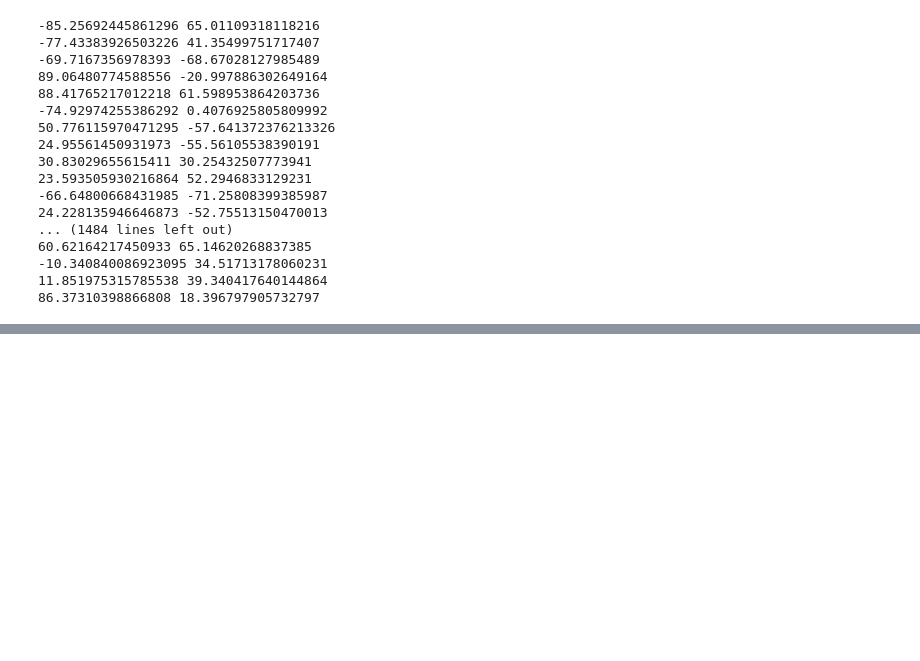
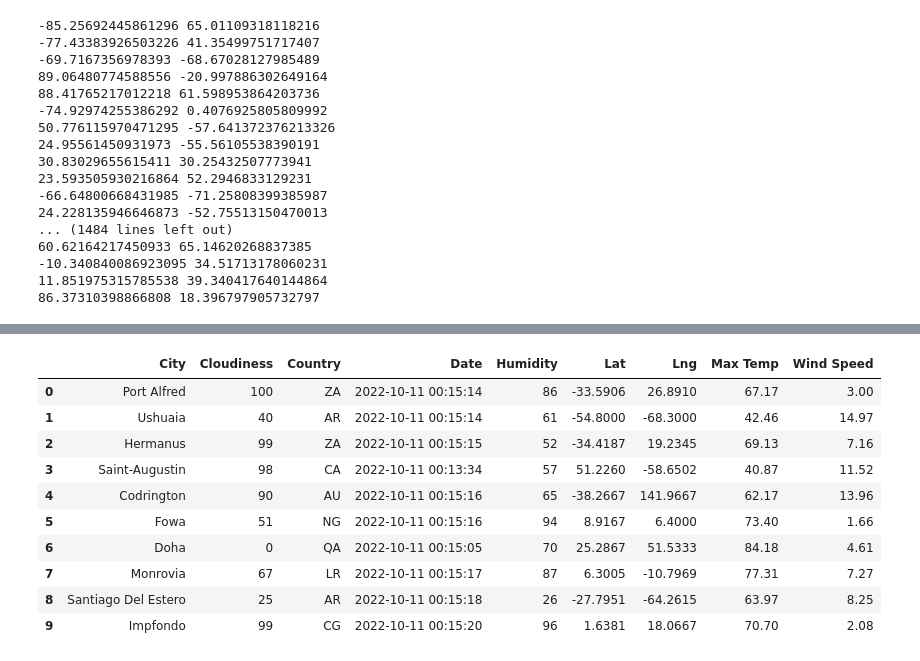
Before and after one commit to ZachOtto704/World_Weather_Analysis, a Jupyter notebook: WeatherPy.ipynb, the cells around one changed output, grey strips where cells are left out. Saved outputs shown, nothing was run; the diff lists cells and outputs as text; code cells hidden in the pictures; blank space fills up the shorter version.

```diff
--- a/WeatherPy.ipynb
+++ b/WeatherPy.ipynb
@@ -51,0 +155,16 @@ for coordinate in coordinates:
+# %%
+#convert array to panda df
+city_data_df = pd.DataFrame(city_data)
+city_data_df.head(10)
+# %% [output]
+|  | City | Cloudiness | Country | Date | Humidity | Lat | Lng | Max Temp | Wind Speed |
+| 0 | Port Alfred | 100 | ZA | 2022-10-11 00:15:14 | 86 | -33.5906 | 26.8910 | 67.17 | 3.00 |
+| 1 | Ushuaia | 40 | AR | 2022-10-11 00:15:14 | 61 | -54.8000 | -68.3000 | 42.46 | 14.97 |
+| 2 | Hermanus | 99 | ZA | 2022-10-11 00:15:15 | 52 | -34.4187 | 19.2345 | 69.13 | 7.16 |
+| 3 | Saint-Augustin | 98 | CA | 2022-10-11 00:13:34 | 57 | 51.2260 | -58.6502 | 40.87 | 11.52 |
+| 4 | Codrington | 90 | AU | 2022-10-11 00:15:16 | 65 | -38.2667 | 141.9667 | 62.17 | 13.96 |
+| 5 | Fowa | 51 | NG | 2022-10-11 00:15:16 | 94 | 8.9167 | 6.4000 | 73.40 | 1.66 |
+| 6 | Doha | 0 | QA | 2022-10-11 00:15:05 | 70 | 25.2867 | 51.5333 | 84.18 | 4.61 |
+| 7 | Monrovia | 67 | LR | 2022-10-11 00:15:17 | 87 | 6.3005 | -10.7969 | 77.31 | 7.27 |
+| 8 | Santiago Del Estero | 25 | AR | 2022-10-11 00:15:18 | 26 | -27.7951 | -64.2615 | 63.97 | 8.25 |
+| 9 | Impfondo | 99 | CG | 2022-10-11 00:15:20 | 96 | 1.6381 | 18.0667 | 70.70 | 2.08 |
```
Also changed, not shown: parts of 9 cells of this notebook, 1 other file.
